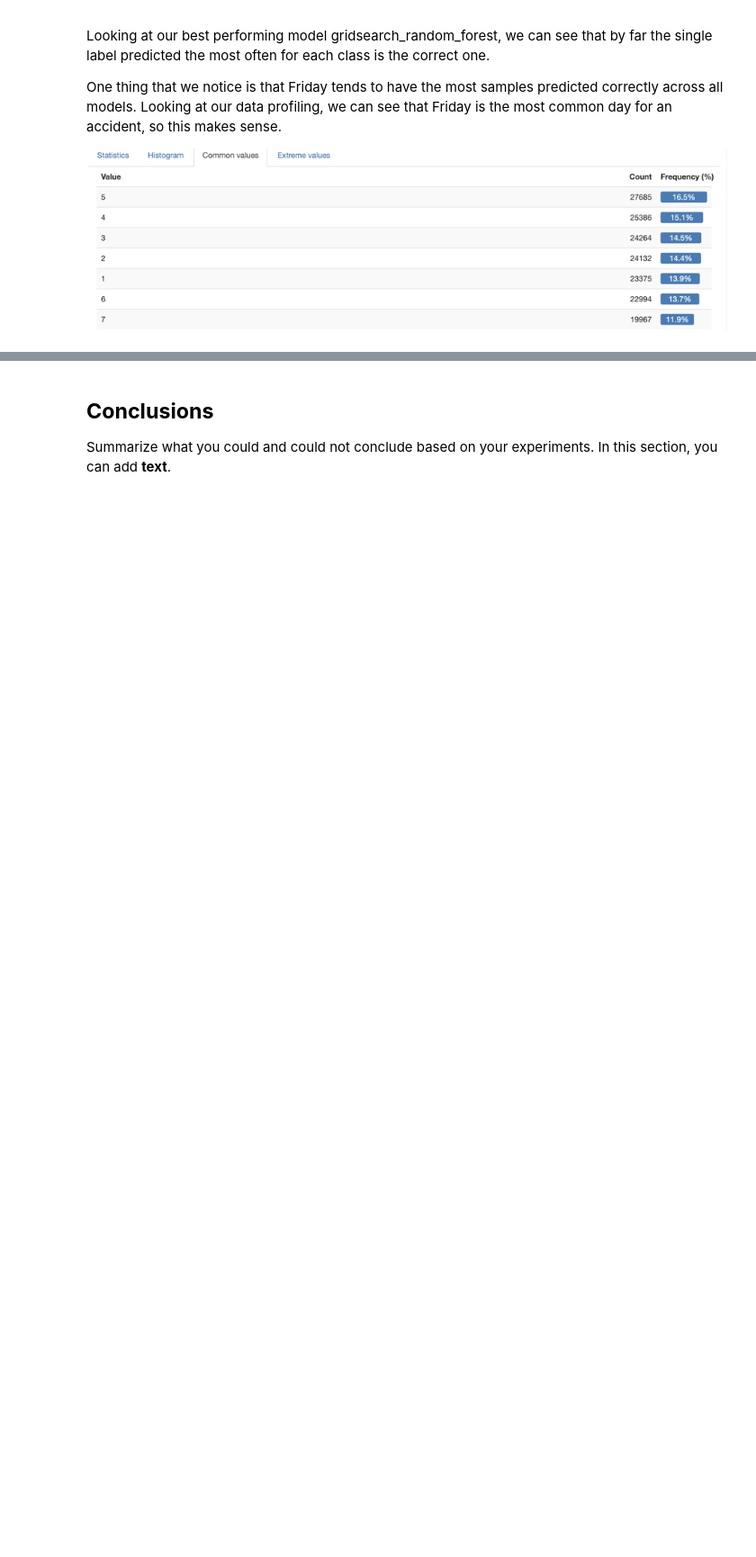
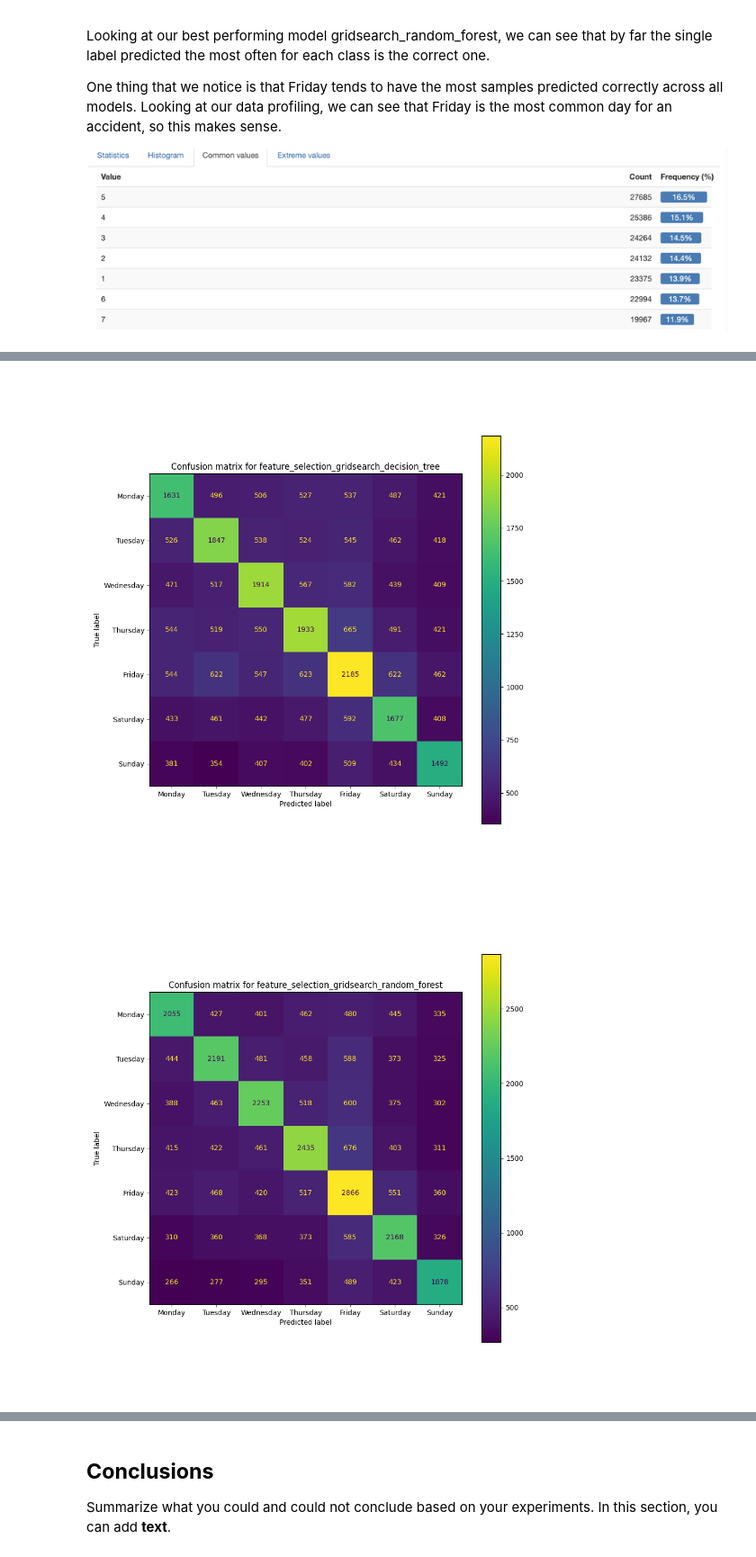
Before and after one commit to btakli/COMP432-Project, a Jupyter notebook: B_Takli_40124336_COMP432_Project.ipynb, the cells around one changed output, grey strips where cells are left out. Shown at 90% size. Cells and saved outputs as stored; diff of their text form; code cells hidden in the pictures; blank space fills up the shorter version.

Commit message:
Finalized code, ran pytorch models and feature selection

```diff
--- a/B_Takli_40124336_COMP432_Project.ipynb
+++ b/B_Takli_40124336_COMP432_Project.ipynb
@@ -110,7 +111,7 @@ parent_dir = Path().resolve()
 
 model_folder_path = os.path.join(parent_dir, 'models')
 
-test_result_file = os.path.join(parent_dir, 'reports', 'test_results.csv') # For sklearn models
+test_result_file = os.path.join(parent_dir, 'reports', 'test_results_sklearn.csv') # For sklearn models
 
 test_result_file_pytorch = os.path.join(parent_dir, 'reports', 'test_results_pytorch.csv') # for pytorch models
 
@@ -441,0 +447,10 @@ One thing that we notice is that Friday tends to have the most samples predicted
+# %%
+print(f"Original shape of X_train: {X_train.shape}")
+
+clf = sklearn.ensemble.ExtraTreesClassifier(n_estimators=100)
+clf = clf.fit(X_train, y_train)
+model = SelectFromModel(clf, prefit=True)
+X_new_train = model.transform(X_train)
+X_new_test = model.transform(X_test)
+
+print(f"New shape of X_train: {X_new_train.shape}")
@@ -441,0 +525,8 @@ One thing that we notice is that Friday tends to have the most samples predicted
+# %%
+# Compare training and testing accuracy and f1-score for each model
+print("Comparing training and testing accuracy and f1-score...")
+training_and_testing_results_file_feature_selection = os.path.join(
+    parent_dir, 'reports', 'training_and_testing_results_feature_selection.csv')
+for model_name in feature_selection_models_to_train_search:
+    f.compare_training_and_testing_accuracy(model_name, model_folder_path, X_new_train, X_new_test, y_train, y_test,
+                                            training_and_testing_results_file_feature_selection, overwrite_output=True)
@@ -441,0 +558,16 @@ One thing that we notice is that Friday tends to have the most samples predicted
+# %%
+# Print the confusion matrix for each model
+for model_name in feature_selection_models_to_train_search:
+    model = f.load_model(model_name, model_folder_path)
+    confusion_matrix = sklearn.metrics.ConfusionMatrixDisplay.from_estimator(model, X_new_test, y_test, display_labels=["Monday", "Tuesday", "Wednesday", "Thursday", "Friday", "Saturday", "Sunday"], )
+    confusion_matrix.ax_.set_title(f"Confusion matrix for {model_name}")
+
+    confusion_matrix.figure_.set_size_inches(10, 10)
+
+    # Save the confusion matrix to a file
+    confusion_matrix.figure_.savefig(os.path.join(
+        parent_dir, 'reports', 'figures', f'{model_name}_confusion_matrix.png'))
+
+for model_name in feature_selection_models_to_train_search:
+    display(Image(filename=os.path.join(parent_dir, 'reports', 'figures', f'{model_name}_confusion_matrix.png'), width=700, height=700))
+# %% [output]
@@ -441,0 +579,2 @@ One thing that we notice is that Friday tends to have the most samples predicted
+[figure, added]
+[figure, added]
```
Also changed, not shown: parts of 17 cells of this notebook, 17 other files.
